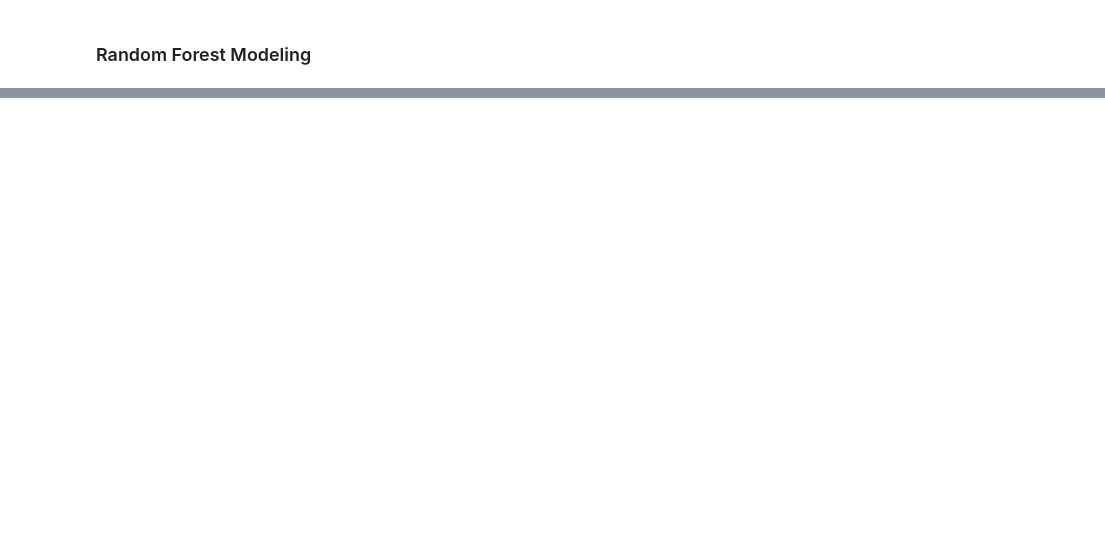
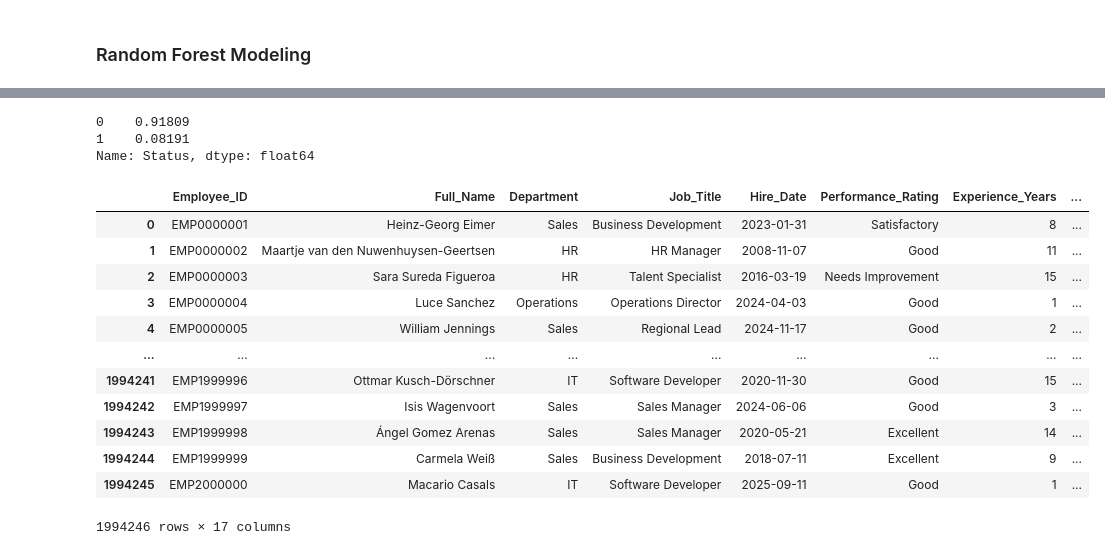
Before and after one commit to jhn-M/SQL-Practice-and-Data-Analysis-using-PostgreSQL, a Jupyter notebook: Project/python script/Model 1.ipynb, the cells around one changed output, grey strips where cells are left out. Cells and saved outputs as stored; diff of their text form; code cells hidden in the pictures; blank space fills up the shorter version.

```diff
--- a/Project/python script/Model 1.ipynb
+++ b/Project/python script/Model 1.ipynb
@@ -283,0 +481,23 @@ X2_rf_test = pd.concat([X2_rf_test.drop(columns=['Department','Work_Mode']),rf_e
+# %%
+# Check how y1_rf_test is actually distributed
+print(y1_rf_test.value_counts(normalize=True))
+# %% [output]
+0    0.91809
+1    0.08191
+Name: Status, dtype: float64
+# %%
+df
+# %% [output]
+|  | Employee_ID | Full_Name | Department | Job_Title | Hire_Date | Performance_Rating | Experience_Years | ... |
+| 0 | EMP0000001 | Heinz-Georg Eimer | Sales | Business Development | 2023-01-31 | Satisfactory | 8 | ... |
+| 1 | EMP0000002 | Maartje van den Nuwenhuysen-Geertsen | HR | HR Manager | 2008-11-07 | Good | 11 | ... |
+| 2 | EMP0000003 | Sara Sureda Figueroa | HR | Talent Specialist | 2016-03-19 | Needs Improvement | 15 | ... |
+| 3 | EMP0000004 | Luce Sanchez | Operations | Operations Director | 2024-04-03 | Good | 1 | ... |
+| 4 | EMP0000005 | William Jennings | Sales | Regional Lead | 2024-11-17 | Good | 2 | ... |
+| ... | ... | ... | ... | ... | ... | ... | ... | ... |
+| 1994241 | EMP1999996 | Ottmar Kusch-Dörschner | IT | Software Developer | 2020-11-30 | Good | 15 | ... |
+| 1994242 | EMP1999997 | Isis Wagenvoort | Sales | Sales Manager | 2024-06-06 | Good | 3 | ... |
+| 1994243 | EMP1999998 | Ángel Gomez Arenas | Sales | Sales Manager | 2020-05-21 | Excellent | 14 | ... |
+| 1994244 | EMP1999999 | Carmela Weiß | Sales | Business Development | 2018-07-11 | Excellent | 9 | ... |
+| 1994245 | EMP2000000 | Macario Casals | IT | Software Developer | 2025-09-11 | Good | 1 | ... |
+1994246 rows × 17 columns
```
Also changed, not shown: parts of 21 cells of this notebook.
